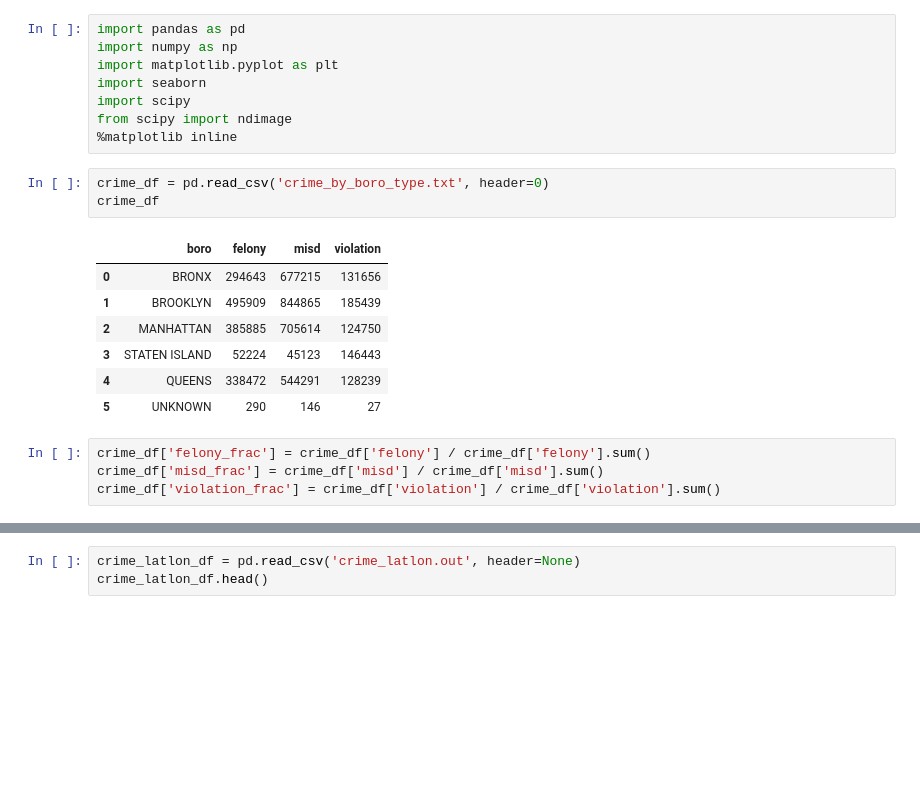
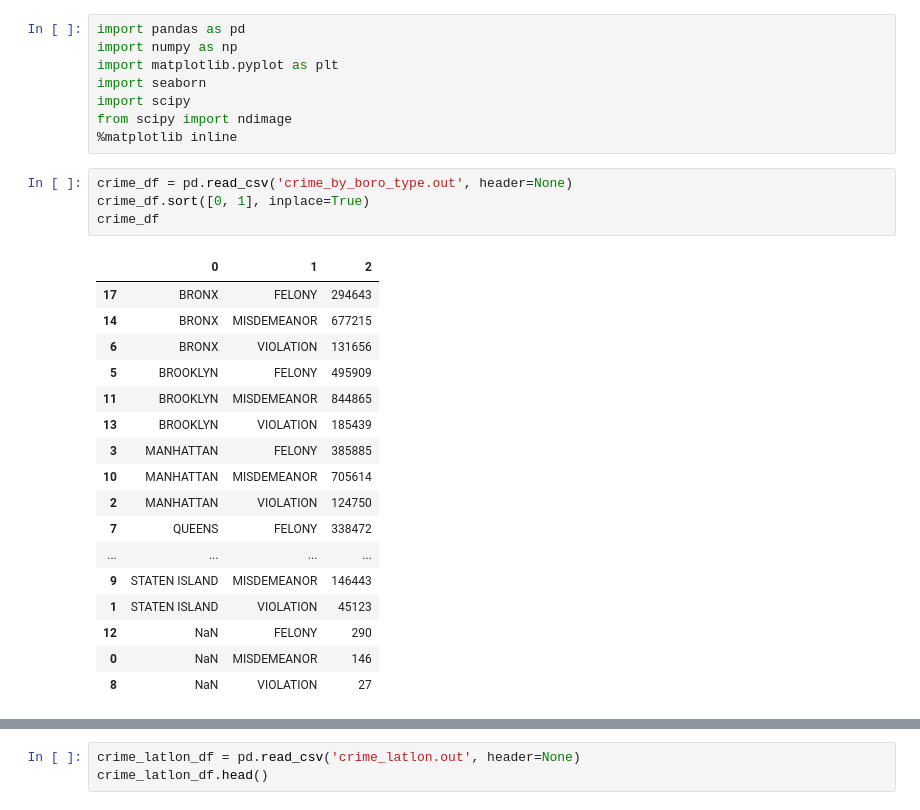
Before and after one commit to brenton72/NYC-crime-project, a Jupyter notebook: plotting_notebooks/Crime_project_graphing.ipynb, the cells around one changed output, grey strips where cells are left out. Saved outputs shown, nothing was run; the diff lists cells and outputs as text; blank space fills up the shorter version.

```diff
--- a/plotting_notebooks/Crime_project_graphing.ipynb
+++ b/plotting_notebooks/Crime_project_graphing.ipynb
@@ -7,17 +7,24 @@ import scipy
 from scipy import ndimage
 %matplotlib inline
 # %%
-crime_df = pd.read_csv('crime_by_boro_type.txt', header=0)
+crime_df = pd.read_csv('crime_by_boro_type.out', header=None)
+crime_df.sort([0, 1], inplace=True)
 crime_df
 # %% [output]
-|  | boro | felony | misd | violation |
-| 0 | BRONX | 294643 | 677215 | 131656 |
-| 1 | BROOKLYN | 495909 | 844865 | 185439 |
-| 2 | MANHATTAN | 385885 | 705614 | 124750 |
-| 3 | STATEN ISLAND | 52224 | 45123 | 146443 |
-| 4 | QUEENS | 338472 | 544291 | 128239 |
-| 5 | UNKNOWN | 290 | 146 | 27 |
+|  | 0 | 1 | 2 |
+| 17 | BRONX | FELONY | 294643 |
+| 14 | BRONX | MISDEMEANOR | 677215 |
+| 6 | BRONX | VIOLATION | 131656 |
+| 5 | BROOKLYN | FELONY | 495909 |
+| 11 | BROOKLYN | MISDEMEANOR | 844865 |
+| 13 | BROOKLYN | VIOLATION | 185439 |
+| 3 | MANHATTAN | FELONY | 385885 |
+| 10 | MANHATTAN | MISDEMEANOR | 705614 |
+| 2 | MANHATTAN | VIOLATION | 124750 |
+| 7 | QUEENS | FELONY | 338472 |
+| ... | ... | ... | ... |
+| 9 | STATEN ISLAND | MISDEMEANOR | 146443 |
+| 1 | STATEN ISLAND | VIOLATION | 45123 |
+| 12 | NaN | FELONY | 290 |
+| 0 | NaN | MISDEMEANOR | 146 |
+| 8 | NaN | VIOLATION | 27 |
-# %%
-crime_df['felony_frac'] = crime_df['felony'] / crime_df['felony'].sum()
-crime_df['misd_frac'] = crime_df['misd'] / crime_df['misd'].sum()
-crime_df['violation_frac'] = crime_df['violation'] / crime_df['violation'].sum()
```
Also changed, not shown: parts of 6 cells of this notebook, 4 other files.
